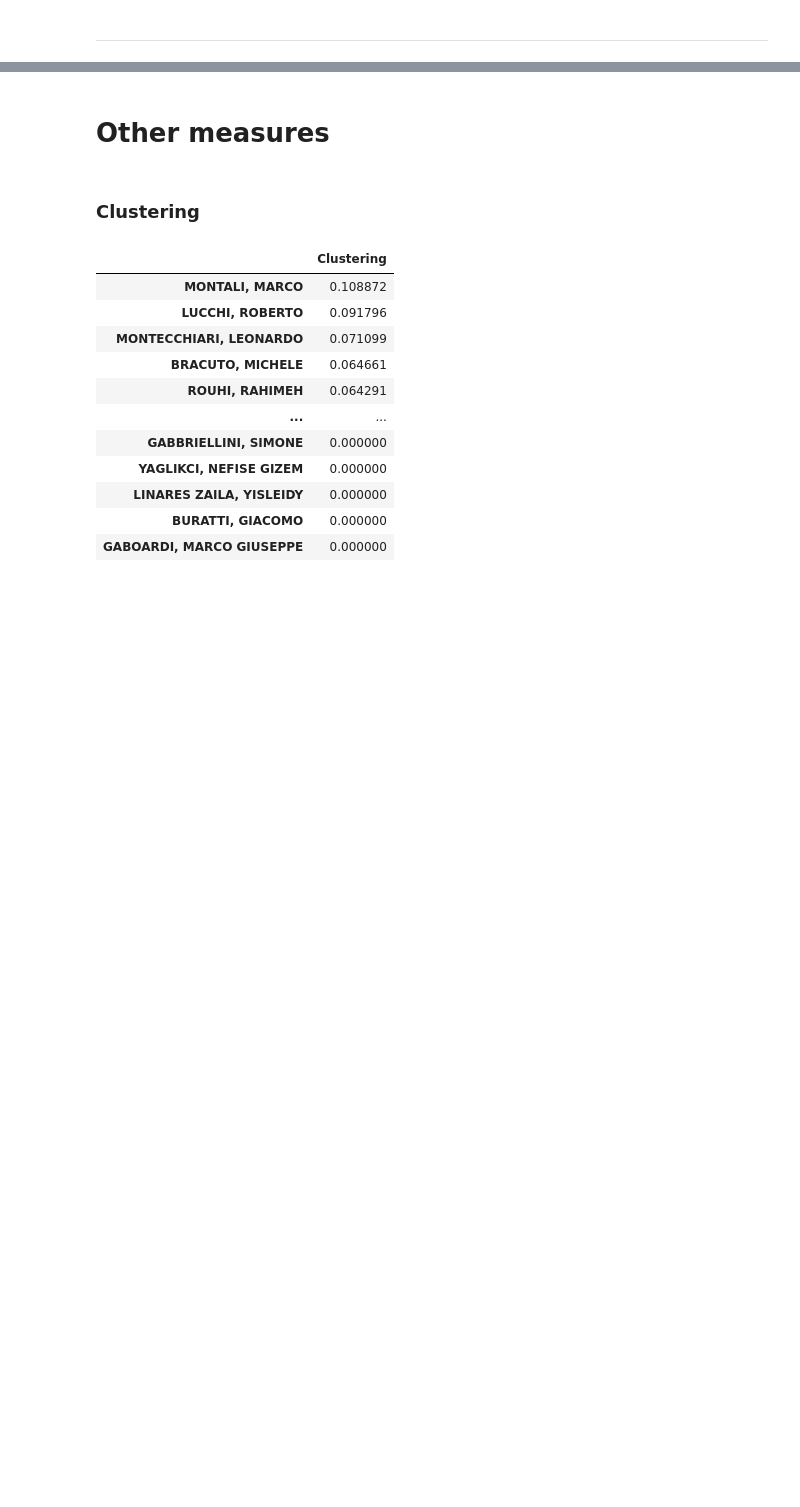
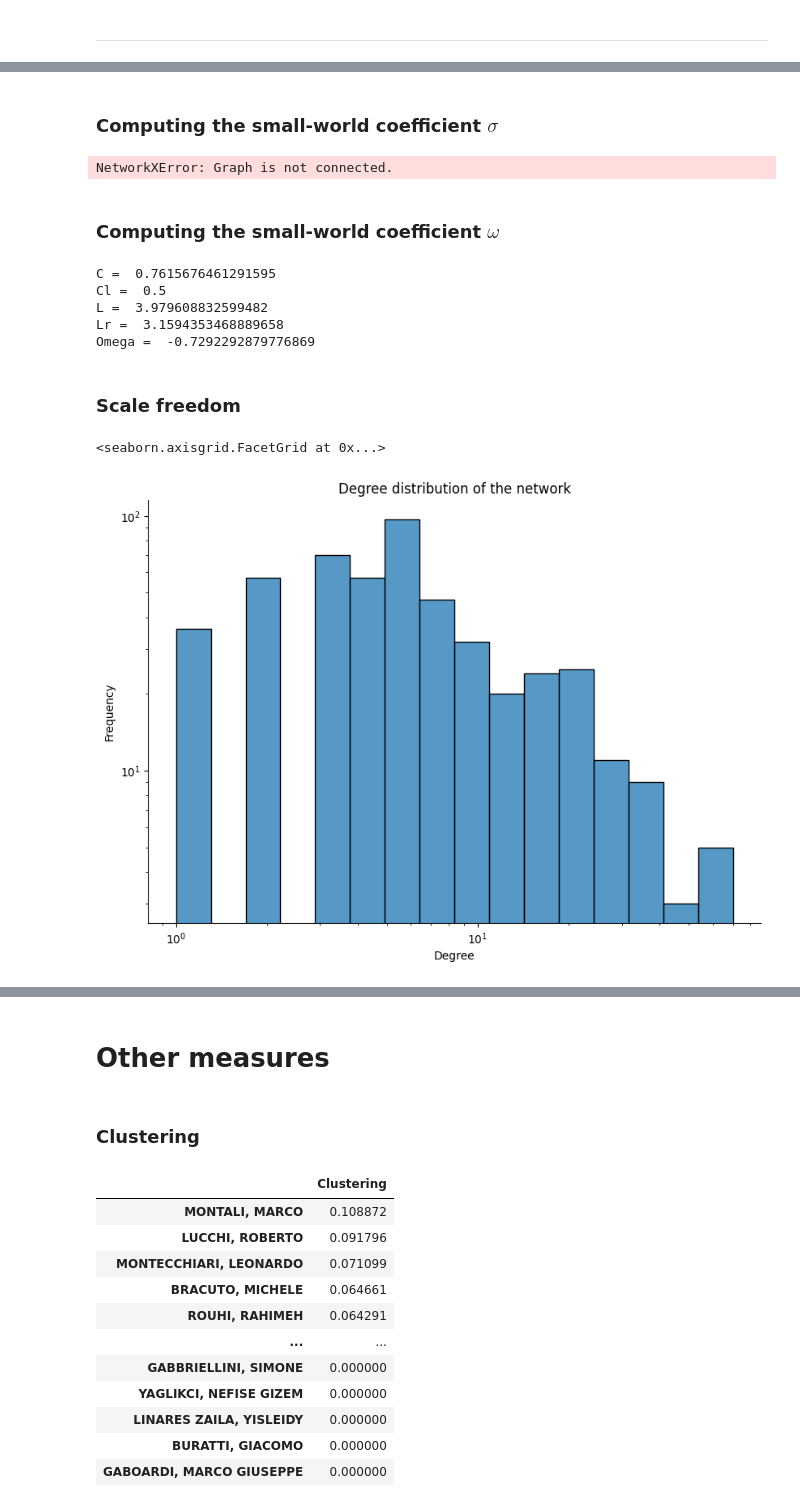
Before and after one commit to leonardozilli/DHDK_ProfessorsNetwork, a Jupyter notebook: notebooks/cs_network_analysis.ipynb, the cells around one changed output, grey strips where cells are left out. Saved outputs shown, nothing was run; the diff lists cells and outputs as text; code cells hidden in the pictures; blank space fills up the shorter version.

```diff
--- a/notebooks/cs_network_analysis.ipynb
+++ b/notebooks/cs_network_analysis.ipynb
@@ -153,0 +186,63 @@ wec_data.head(10)
+# %% [markdown]
+### Computing the small-world coefficient $\sigma$
+# %%
+C = nx.average_clustering(G)
+
+equivalent_random_graph = nx.erdos_renyi_graph(G.number_of_nodes(), p=np.mean([d for _, d in G.degree()]) / (nx.number_of_nodes(G) - 1))
+C_random = nx.average_clustering(equivalent_random_graph)
+
+# Compute average L for each connected component of the network
+L_list = [nx.average_shortest_path_length(G.subgraph(n).copy()) for n in nx.connected_components(G)]
+
+if len(L_list) > 1:
+    computable_L_list = [L for L in L_list if L != 1.0] # remove the 0 values
+    if len(computable_L_list) == 1:
+        L = computable_L_list[0]
+    else:
+        L = st.mean(computable_L_list)
+else:
+    L = L_list[0]
+
+L_random = nx.average_shortest_path_length(equivalent_random_graph)
+
+print("C = ", C)
+print("Cr = ", C_random)
+print("L = ", L)
+print("Lr = ", L_random)
+
+sigma = ((C / C_random) / (L / L_random))
+print("Sigma = ", sigma)
+# %% [output]
+NetworkXError: Graph is not connected.
+# %% [markdown]
+### Computing the small-world coefficient $\omega$
+# %%
+random_lattice_graph = nx.lattice_reference(nx.watts_strogatz_graph(G.number_of_nodes(), k=4, p=0))
+omega = ((L_random / L) - (C / nx.average_clustering(random_lattice_graph)))
+
+print("C = ", C)
+print("Cl = ", nx.average_clustering(random_lattice_graph))
+print("L = ", L)
+print("Lr = ", L_random)
+
+print("Omega = ", omega)
+# %% [output]
+C =  0.7615676461291595
+Cl =  0.5
+L =  3.979608832599482
+Lr =  3.1594353468889658
+Omega =  -0.7292292879776869
+# %% [markdown]
+### Scale freedom
+# %%
+degree_distribution_list = [G.degree(node) for node in G]
+dist_df = pd.DataFrame({'degree': degree_distribution_list})
+
+sns.displot(dist_df['degree'], height=6, aspect=7/5, log_scale=(True, True)).set(
+    xlabel='Degree',
+    ylabel='Frequency',
+    title=f'Degree distribution of the network'
+)
+# %% [output]
+<seaborn.axisgrid.FacetGrid at 0x...>
+[figure, added]
```
Also changed, not shown: parts of 12 cells of this notebook, 4 other files.
